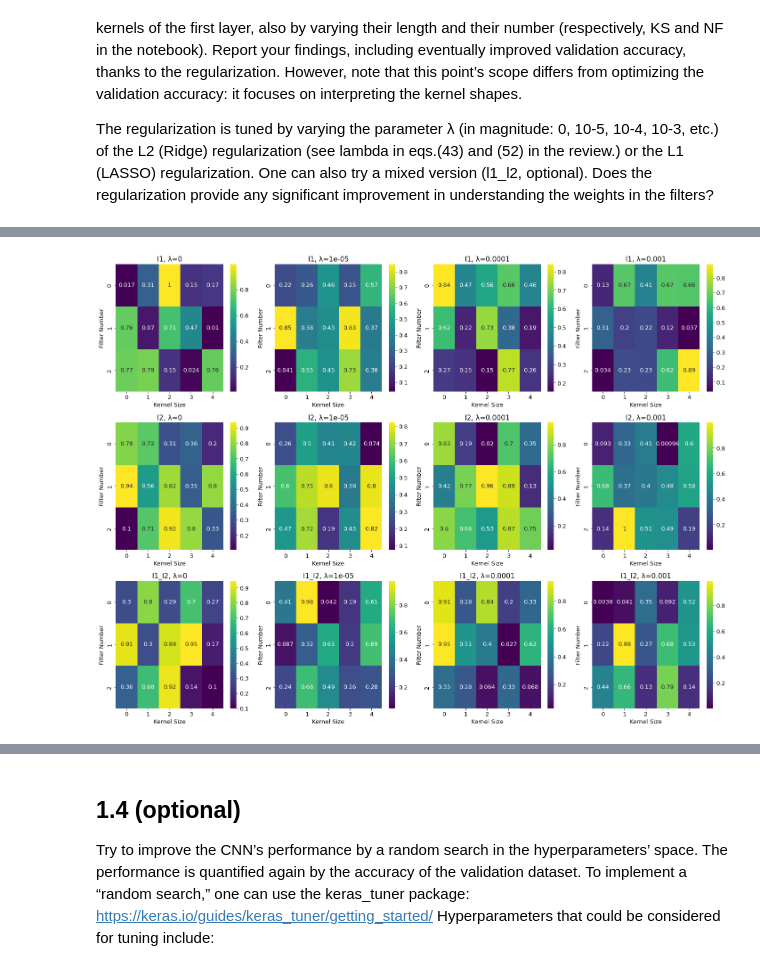
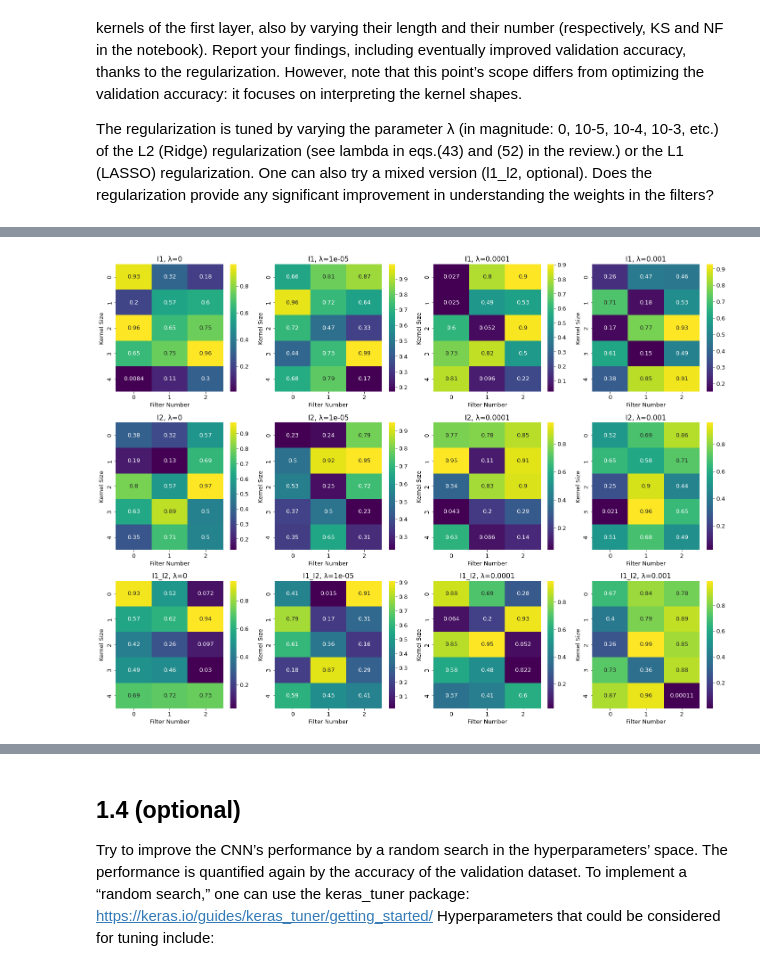
Before and after one commit to lm-schulze/LCP-Mod-B, a Jupyter notebook: group2413_exercise1.ipynb, the cells around one changed output, grey strips where cells are left out. Saved outputs shown, nothing was run; the diff lists cells and outputs as text; code cells hidden in the pictures.

```diff
--- a/group2413_exercise1.ipynb
+++ b/group2413_exercise1.ipynb
@@ -492,5 +526,5 @@ for config in configs:
 # %%
-def build_model(reg_type='l2', lamb=0.0, NF=5, KS=3, NF2=5, KS2=3):  # Ensure lamb has a float type by default
+def build_model(reg_type='l2', lamb=0.0, NF=5, KS=3, NF2=5, KS2=3, optimizer='SGD',learning_rate=1e-2):  # Ensure lamb has a float type by default
     # Ensure lamb is a float to avoid type conflicts in TensorFlow operations
     lamb = float(lamb)
 
@@ -510,13 +544,16 @@ def build_model(reg_type='l2', lamb=0.0, NF=5, KS=3, NF2=5, KS2=3):  # Ensure la
         Flatten(),
         Dense(n_class, activation='softmax')
     ])
-    model.compile(loss='categorical_crossentropy', optimizer=Adam(), metrics=['accuracy'])
+    if optimizer == 'SGD':
+        opt = keras.optimizers.SGD(learning_rate=learning_rate)
+    #opt = optimizer=keras.optimizers.Adam()
+    model.compile(loss='categorical_crossentropy', optimizer=opt, metrics=['accuracy'])
     return model
 
 
 # Regularization types and strengths
 reg_types = ['l1', 'l2', 'l1_l2']
-lambdas = [0, 1e-5, 1e-4, 1e-3]  # Regularization strengths
+lambdas = [0, 1e-5, 1e-4, 1e-3]
 results = {}
 
 for reg_type in reg_types:
@@ -545,33 +584,29 @@ plt.show()
 # %%
-import seaborn as sns
-
-NF = 3
-KS = 5
+NF = 5
+KS = 3
 
 for reg_type in reg_types:
     results[reg_type] = []
     for lamb in lambdas:
         model = build_model(reg_type=reg_type, lamb=lamb)
         history = model.fit(x_train, y_train, validation_data=(x_val, y_val), epochs=10, verbose=0)
-        # val_accuracy = history.history['val_accuracy'][-1]
-        # For the sake of example, let's assume some placeholder values:
         val_accuracy = 0.75  # Placeholder
         weights = np.random.rand(NF, 1, KS)  # Placeholder for weights shape, simulate with random numbers
         results[reg_type].append((lamb, val_accuracy, weights))
 
 fig, axes = plt.subplots(len(reg_types), len(lambdas), figsize=(20, 15))
 
 for i, reg_type in enumerate(reg_types):
     for j, lamb in enumerate(lambdas):
         weights = results[reg_type][j][2].squeeze()  # Adjust weights shape here by squeezing or reshaping as necessary
 
         # Plotting with seaborn heatmap
         sns.heatmap(weights, ax=axes[i, j], cmap='viridis', annot=True)
         axes[i, j].set_title(f'{reg_type}, λ={lamb}')
-        axes[i, j].set_xlabel('Kernel Size')
-        axes[i, j].set_ylabel('Filter Number')
+        axes[i, j].set_xlabel('Filter Number')
+        axes[i, j].set_ylabel('Kernel Size')
 
 plt.tight_layout()
 plt.show()
 # %% [output]
-[figure, old version]
+[figure, new version]
```
Also changed, not shown: parts of 8 cells of this notebook.
